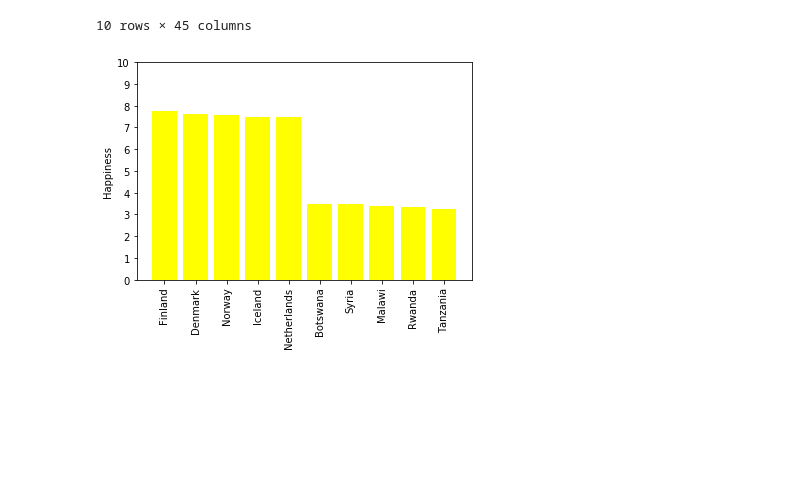
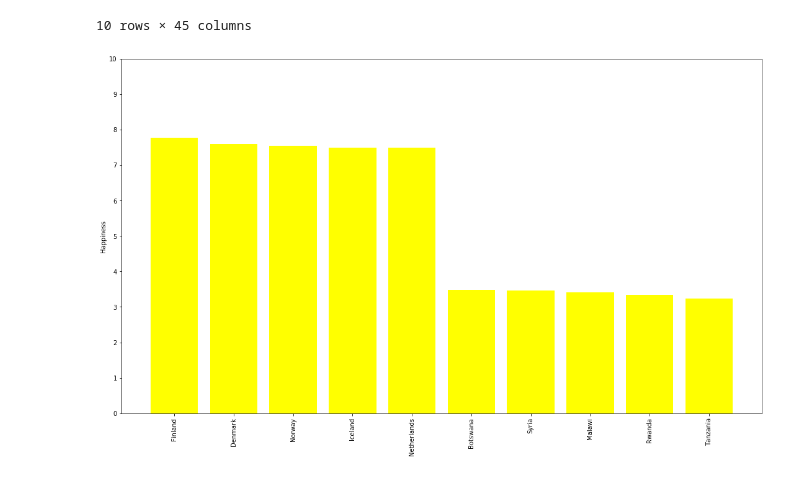
Before and after one commit to Faedra/Freedom-and-Happiness, a Jupyter notebook: thefunstuff/Question_3.ipynb, the cells around one changed output. Drawn from its saved outputs; the diff is of its cells as text; code cells hidden in the pictures; blank space fills up the shorter version.

```diff
--- a/thefunstuff/Question_3.ipynb
+++ b/thefunstuff/Question_3.ipynb
@@ -169,19 +199,22 @@ bar_countries
 # %%
 countries_list = list(bar_countries.index.values)
 color="yellow"
 plt.bar(countries_list,bar_countries["Happiness score"],color=color)
 plt.xticks(
     countries_list,
     countries_list,
     rotation="vertical"
 )
 plt.yticks(
     np.arange(0,11,1)
 )
 plt.ylabel("Happiness")
+fig = plt.gcf()
+fig.set_size_inches(18.5, 10.5)
+fig.savefig('plots/bar_happiness.png')
 plt.show()
 # %% [output]
-[figure, old version]
+[figure, new version]
 # %%
 for index,row in top_cols.iterrows():
     if(index[0:2] == "pf"):
```
Also changed, not shown: parts of 6 cells of this notebook, 51 other files.
